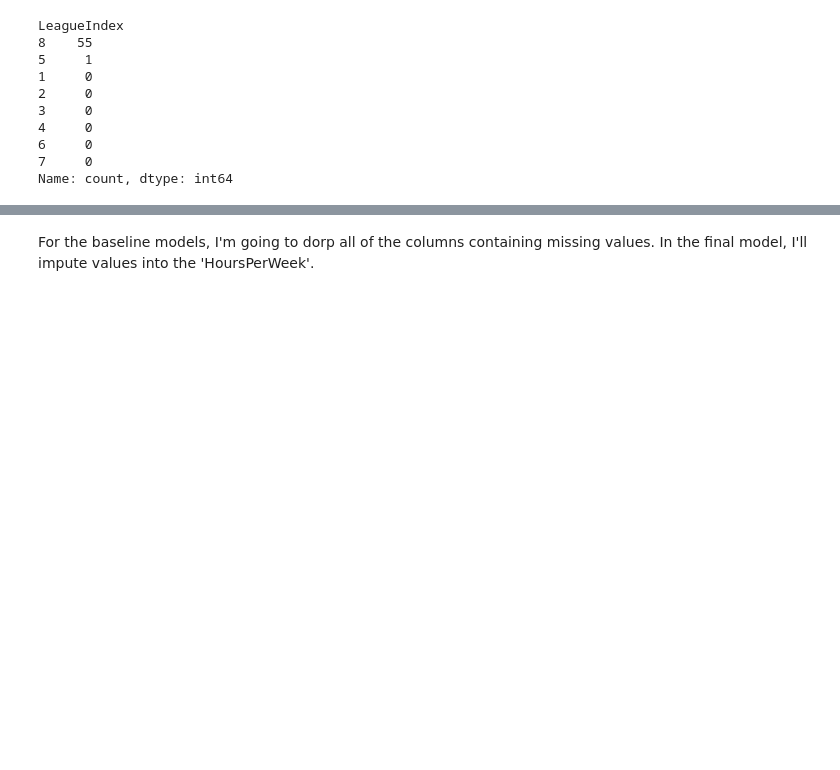
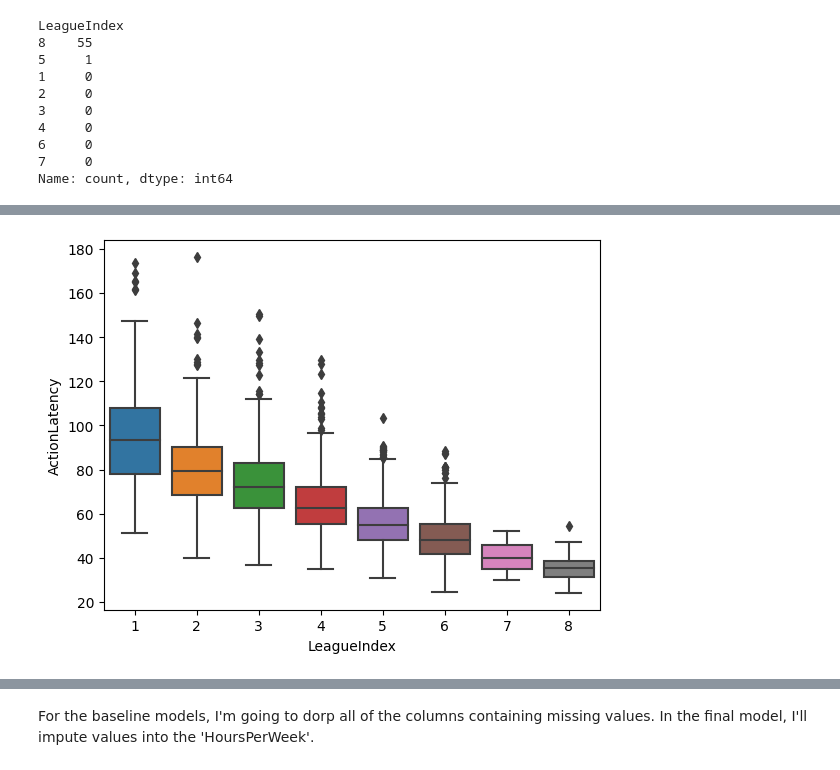
Before and after one commit to Ethan-Shapiro/EG-Starcraft-II-Project, a Jupyter notebook: notebook.ipynb, the cells around one changed output, grey strips where cells are left out. Saved outputs shown, nothing was run; the diff lists cells and outputs as text; code cells hidden in the pictures; blank space fills up the shorter version.

```diff
--- a/notebook.ipynb
+++ b/notebook.ipynb
@@ -370,0 +427,5 @@ df = df.drop(['HoursPerWeek', 'GameID'], axis=1)
+# %%
+sns.boxplot(df, y='ActionLatency', x='LeagueIndex')
+plt.show()
+# %% [output]
+[figure, added]
```
Also changed, not shown: parts of 28 cells of this notebook.
